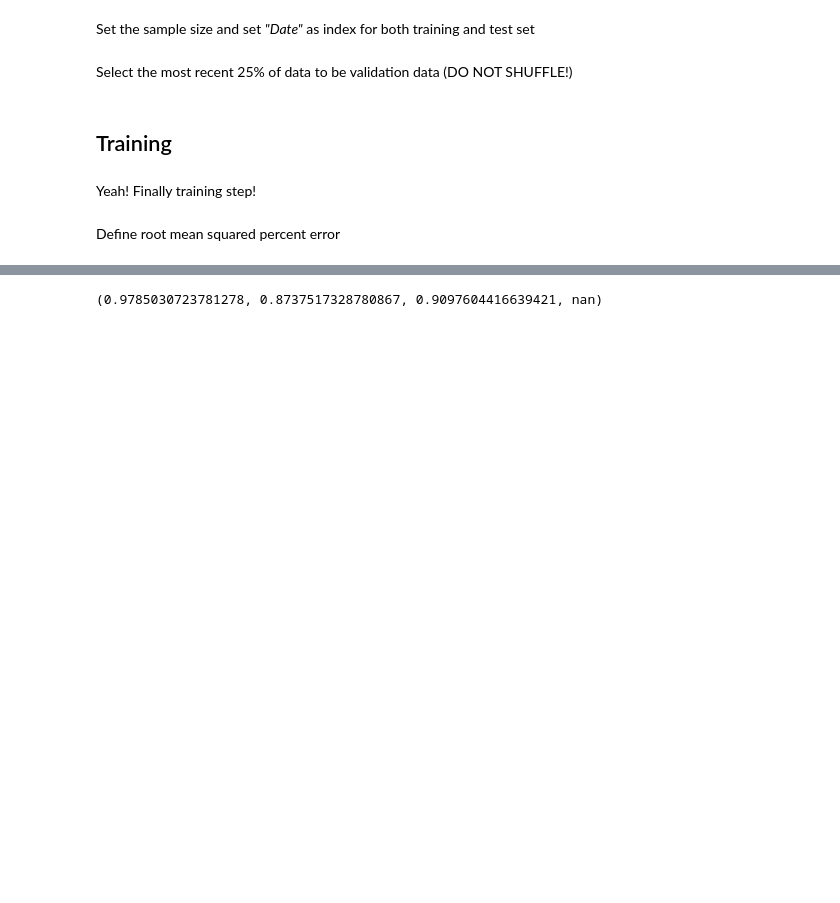
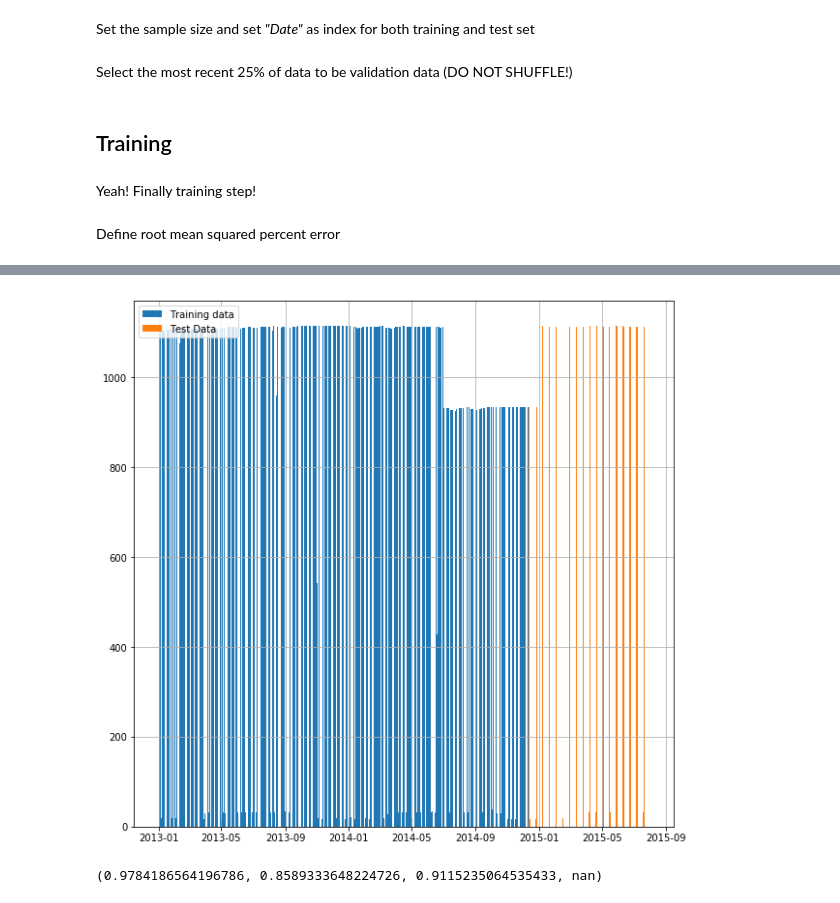
Before and after one commit to yuriimchg/Machine-Learning-sandbox, a Jupyter notebook: fastai/rossmann_kaggle.ipynb, the cells around one changed output, grey strips where cells are left out. Saved outputs shown, nothing was run; the diff lists cells and outputs as text; code cells hidden in the pictures; blank space fills up the shorter version.

```diff
--- a/fastai/rossmann_kaggle.ipynb
+++ b/fastai/rossmann_kaggle.ipynb
@@ -603,7 +603,7 @@ df_test, _, nas, mapper = proc_df(test_sample, 'Sales', do_scale=True, skip_flds
 # %% [markdown]
 Select the most recent 25% of data to be validation data (DO NOT SHUFFLE!)
 # %%
-train_ratio = 0.75
+train_ratio = 0.25
 
 train_size = int(sample_size * train_ratio)
 valid_indices = list(range(train_size, len(df)))
@@ -650,7 +650,16 @@ df.sample(7).T
 # %%
 batch_size = 128
 # %%
-(X_train, X_val, y_train,y_val) = sklearn.model_selection.train_test_split(df,y,
+(X_val, X_train,y_val, y_train) = sklearn.model_selection.train_test_split(df,y,
                                                                                train_size=train_ratio,
                                                                                shuffle=False)
+# %%
+plt.figure(figsize=(10,10))
+plt.grid()
+plt.hist(X_train.index, 1000)
+plt.hist(X_val.index, 1000)
+plt.legend(["Training data", "Test Data"])
+plt.show()
+# %% [output]
+[figure, added]
 # %%
@@ -665,4 +675,4 @@ preds = m.predict(X_val)
 import math
 m.score(X_train, y_train), m.score(X_val, y_val), m.oob_score_, exp_rmspe(preds, y_val)
 # %% [output]
-(0.9785030723781278, 0.8737517328780867, 0.9097604416639421, nan)
+(0.9784186564196786, 0.8589333648224726, 0.9115235064535433, nan)
```
Also changed, not shown: parts of 7 cells of this notebook.
